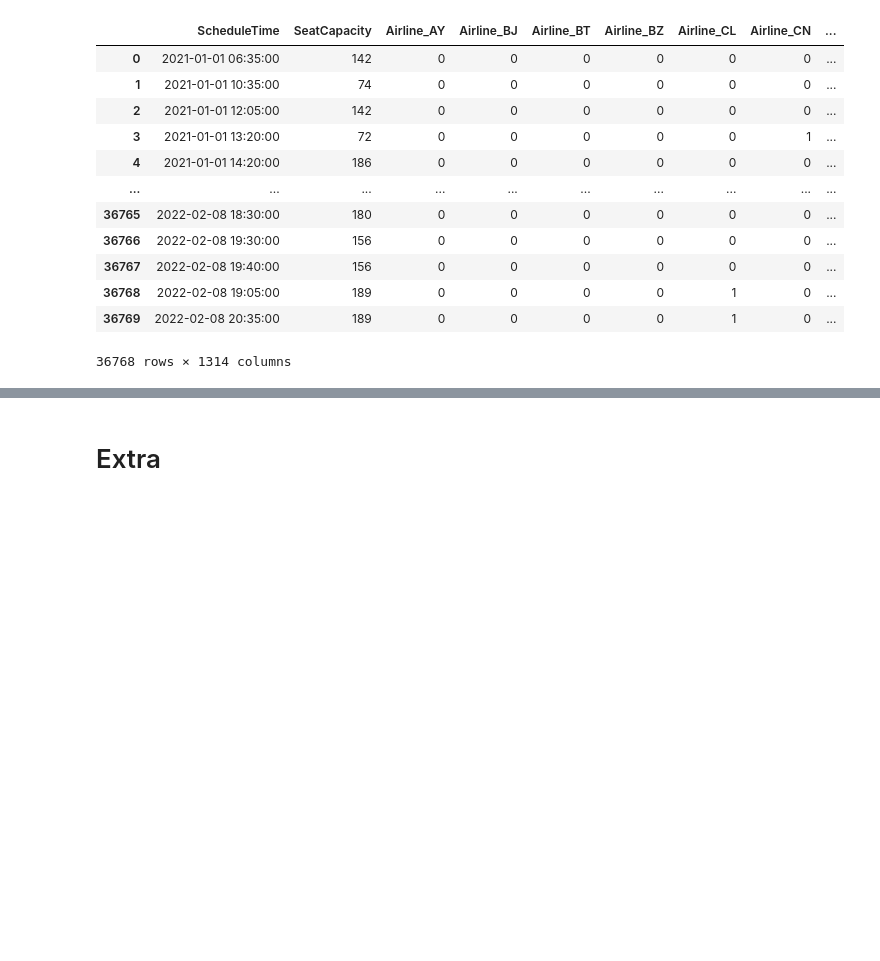
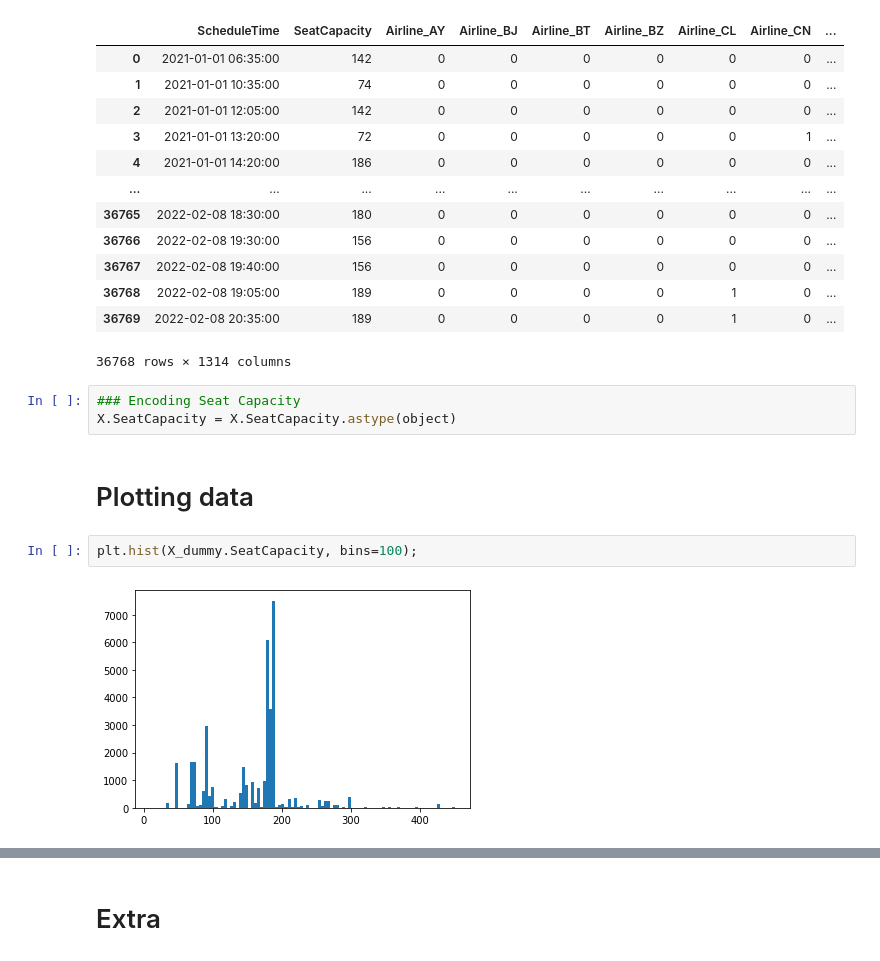
Before and after one commit to augustsemrau/02582case1, a Jupyter notebook: notebooks/data_encoding.ipynb, the cells around one changed output, grey strips where cells are left out. Cells and saved outputs as stored; diff of their text form; blank space fills up the shorter version.

```diff
--- a/data_analysis.ipynb
+++ b/notebooks/data_encoding.ipynb
@@ -157,3 +157,12 @@ X_dummy
 | 36768 | 2022-02-08 19:05:00 | 189 | 0 | 0 | 0 | 0 | 1 | 0 | ... |
 | 36769 | 2022-02-08 20:35:00 | 189 | 0 | 0 | 0 | 0 | 1 | 0 | ... |
 36768 rows × 1314 columns
+# %%
+### Encoding Seat Capacity
+X.SeatCapacity = X.SeatCapacity.astype(object)
+# %% [markdown]
+# Plotting data
+# %%
+plt.hist(X_dummy.SeatCapacity, bins=100);
+# %% [output]
+[figure, added]
```
Also changed, not shown: parts of 7 cells of this notebook, 2 other files.
